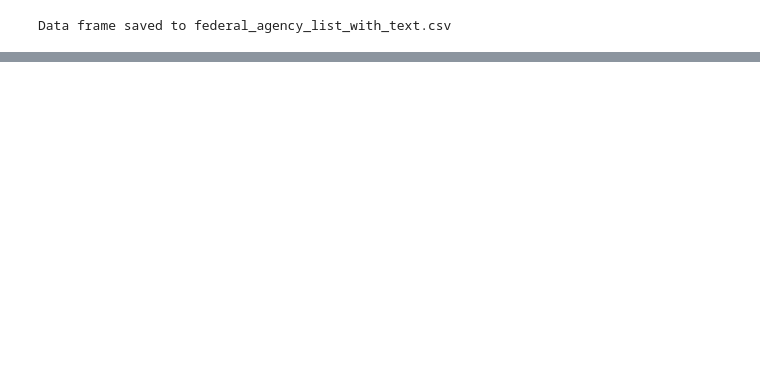
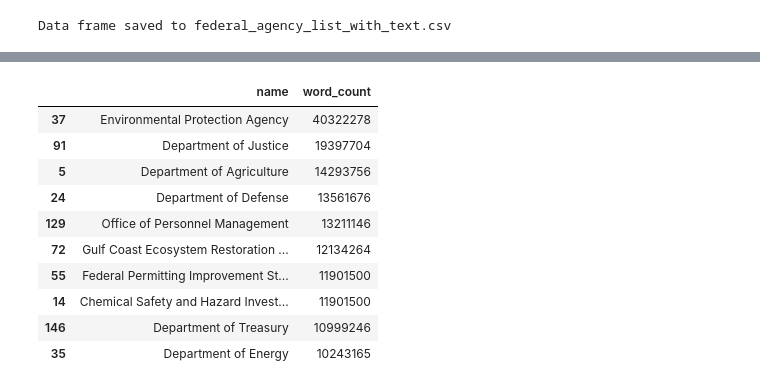
Before and after one commit to bkaewell/doge, a Jupyter notebook: federal_regulations_insights.ipynb, the cells around one changed output, grey strips where cells are left out. Cells and saved outputs as stored; diff of their text form; code cells hidden in the pictures; blank space fills up the shorter version.

```diff
--- a/federal_regulations_insights.ipynb
+++ b/federal_regulations_insights.ipynb
@@ -254,0 +258,15 @@ Saved Department of Defense data to federal_agency_texts/Department_of_Defense.c
+# %%
+# Print the top 10 agencies by regulation word count
+results_df[['name', 'word_count']].sort_values(by='word_count', ascending=False).head(10)
+# %% [output]
+|  | name | word_count |
+| 37 | Environmental Protection Agency | 40322278 |
+| 91 | Department of Justice | 19397704 |
+| 5 | Department of Agriculture | 14293756 |
+| 24 | Department of Defense | 13561676 |
+| 129 | Office of Personnel Management | 13211146 |
+| 72 | Gulf Coast Ecosystem Restoration ... | 12134264 |
+| 55 | Federal Permitting Improvement St... | 11901500 |
+| 14 | Chemical Safety and Hazard Invest... | 11901500 |
+| 146 | Department of Treasury | 10999246 |
+| 35 | Department of Energy | 10243165 |
```
Also changed, not shown: parts of 3 cells of this notebook.
